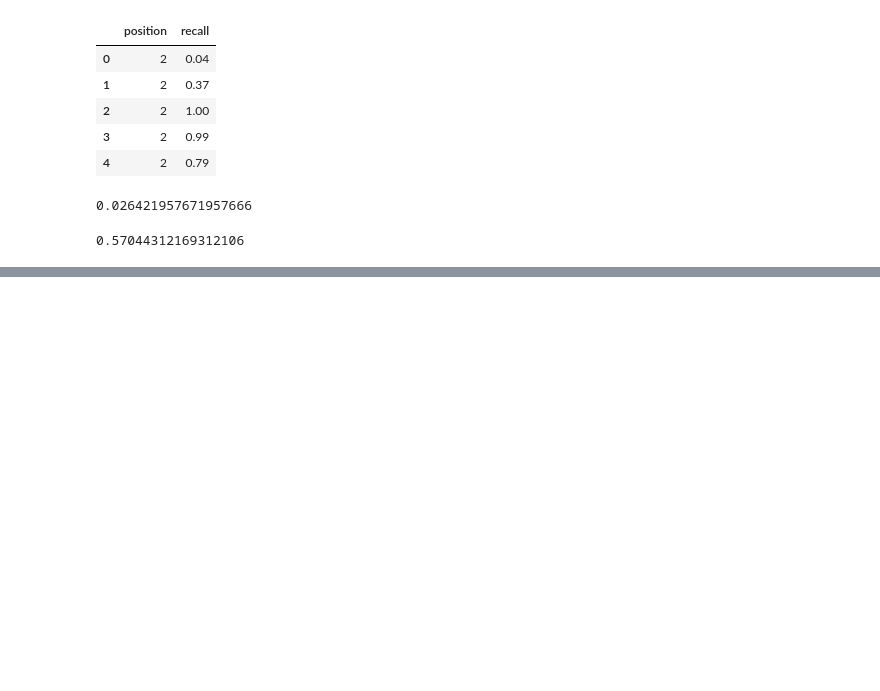
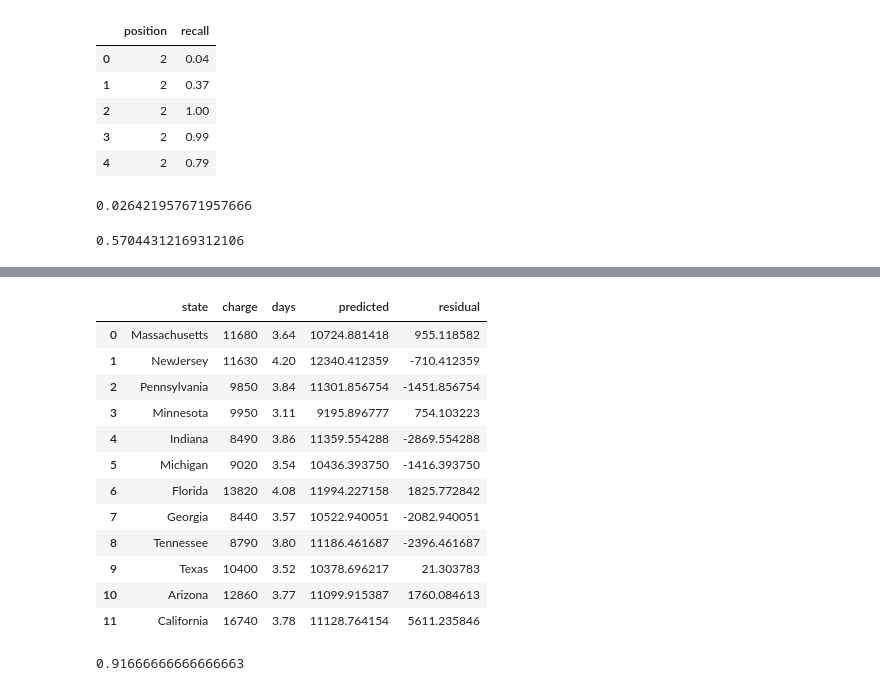
Before and after one commit to rickhaffey/stats-rams, a Jupyter notebook: exercises/Chapter 03 - Exercises.ipynb, the cells around one changed output, grey strips where cells are left out. Cells and saved outputs as stored; diff of their text form; code cells hidden in the pictures; blank space fills up the shorter version.

```diff
--- a/exercises/Chapter 03 - Exercises.ipynb
+++ b/exercises/Chapter 03 - Exercises.ipynb
@@ -246,0 +351,21 @@ b0
+# %%
+hospital
+# %% [output]
+|  | state | charge | days | predicted | residual |
+| 0 | Massachusetts | 11680 | 3.64 | 10724.881418 | 955.118582 |
+| 1 | NewJersey | 11630 | 4.20 | 12340.412359 | -710.412359 |
+| 2 | Pennsylvania | 9850 | 3.84 | 11301.856754 | -1451.856754 |
+| 3 | Minnesota | 9950 | 3.11 | 9195.896777 | 754.103223 |
+| 4 | Indiana | 8490 | 3.86 | 11359.554288 | -2869.554288 |
+| 5 | Michigan | 9020 | 3.54 | 10436.393750 | -1416.393750 |
+| 6 | Florida | 13820 | 4.08 | 11994.227158 | 1825.772842 |
+| 7 | Georgia | 8440 | 3.57 | 10522.940051 | -2082.940051 |
+| 8 | Tennessee | 8790 | 3.80 | 11186.461687 | -2396.461687 |
+| 9 | Texas | 10400 | 3.52 | 10378.696217 | 21.303783 |
+| 10 | Arizona | 12860 | 3.77 | 11099.915387 | 1760.084613 |
+| 11 | California | 16740 | 3.78 | 11128.764154 | 5611.235846 |
+# %%
+n1 = (np.abs(hospital.residual) <= 2 * s).sum()
+n1 / len(hospital)
+# %% [output]
+0.91666666666666663
```
Also changed, not shown: parts of 42 cells of this notebook, 1 other file.
